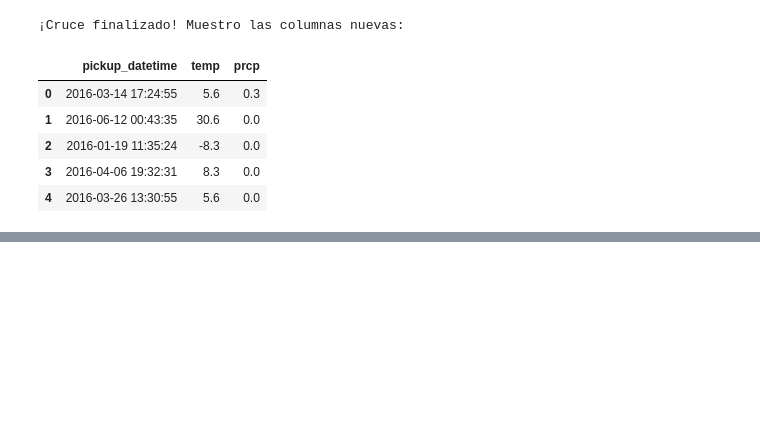
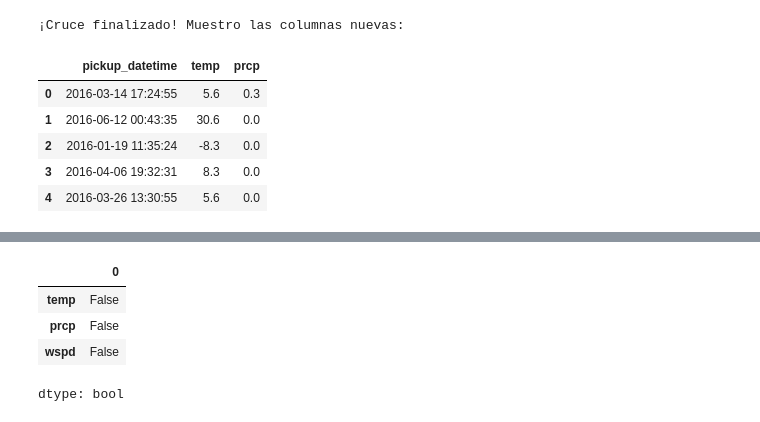
Before and after one commit to settilea/Leandro_Setti_Proyecto_final_DataScience2, a Jupyter notebook: LeandroSetti_Proyecto_Data_Science2.ipynb, the cells around one changed output, grey strips where cells are left out. Drawn from its saved outputs; the diff is of its cells as text; code cells hidden in the pictures; blank space fills up the shorter version.

```diff
--- a/LeandroSetti_Proyecto_Data_Science2.ipynb
+++ b/LeandroSetti_Proyecto_Data_Science2.ipynb
@@ -442,0 +464,9 @@ display(df[['pickup_datetime', 'temp', 'prcp']].head())
+# %%
+#buscamos valores nulos en las dimensiones temp, prcp y wspd
+df[['temp', 'prcp', 'wspd']].sum().isnull()
+# %% [output]
+|  | 0 |
+| temp | False |
+| prcp | False |
+| wspd | False |
+dtype: bool
```
Also changed, not shown: parts of 11 cells of this notebook.
